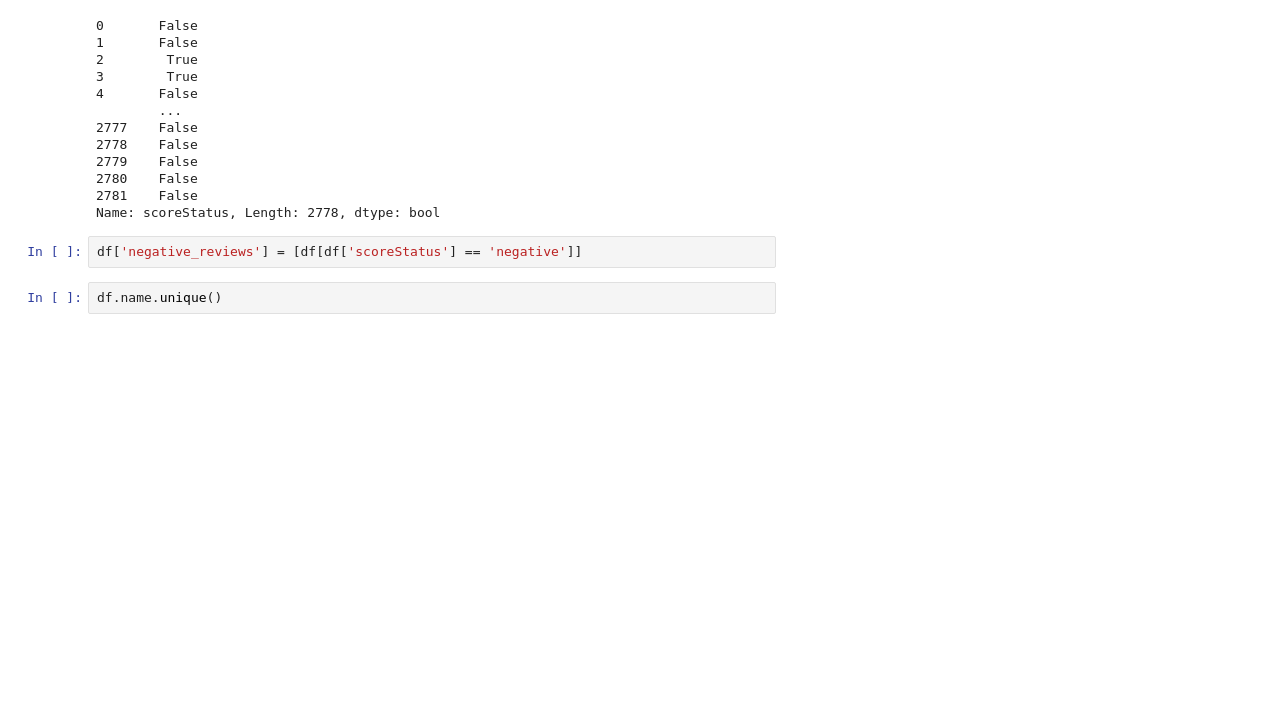
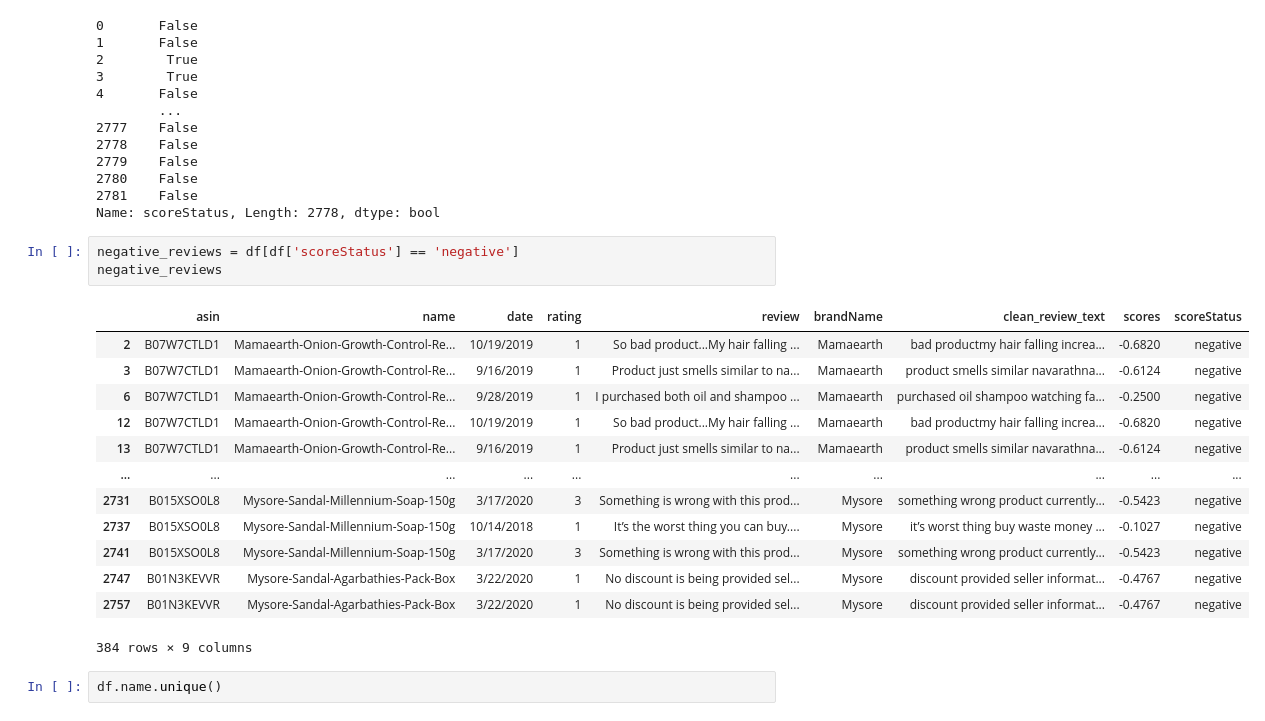
Before and after one commit to kshitij0209ag/Data-Science-Project_11_FEB_2022, a Jupyter notebook: Amazon_sentimental_Analysis.ipynb, the cells around one changed output. Cells and saved outputs as stored; diff of their text form; blank space fills up the shorter version.

```diff
--- a/Amazon_sentimental_Analysis.ipynb
+++ b/Amazon_sentimental_Analysis.ipynb
@@ -305,7 +304,22 @@ df['scoreStatus'] == 'negative'
 2781    False
 Name: scoreStatus, Length: 2778, dtype: bool
 # %%
-df['negative_reviews'] = [df[df['scoreStatus'] == 'negative']]
+negative_reviews = df[df['scoreStatus'] == 'negative']
+negative_reviews
+# %% [output]
+|  | asin | name | date | rating | review | brandName | clean_review_text | scores | scoreStatus |
+| 2 | B07W7CTLD1 | Mamaearth-Onion-Growth-Control-Re... | 10/19/2019 | 1 | So bad product...My hair falling ... | Mamaearth | bad productmy hair falling increa... | -0.6820 | negative |
+| 3 | B07W7CTLD1 | Mamaearth-Onion-Growth-Control-Re... | 9/16/2019 | 1 | Product just smells similar to na... | Mamaearth | product smells similar navarathna... | -0.6124 | negative |
+| 6 | B07W7CTLD1 | Mamaearth-Onion-Growth-Control-Re... | 9/28/2019 | 1 | I purchased both oil and shampoo ... | Mamaearth | purchased oil shampoo watching fa... | -0.2500 | negative |
+| 12 | B07W7CTLD1 | Mamaearth-Onion-Growth-Control-Re... | 10/19/2019 | 1 | So bad product...My hair falling ... | Mamaearth | bad productmy hair falling increa... | -0.6820 | negative |
+| 13 | B07W7CTLD1 | Mamaearth-Onion-Growth-Control-Re... | 9/16/2019 | 1 | Product just smells similar to na... | Mamaearth | product smells similar navarathna... | -0.6124 | negative |
+| ... | ... | ... | ... | ... | ... | ... | ... | ... | ... |
+| 2731 | B015XSO0L8 | Mysore-Sandal-Millennium-Soap-150g | 3/17/2020 | 3 | Something is wrong with this prod... | Mysore | something wrong product currently... | -0.5423 | negative |
+| 2737 | B015XSO0L8 | Mysore-Sandal-Millennium-Soap-150g | 10/14/2018 | 1 | It’s the worst thing you can buy.... | Mysore | it’s worst thing buy waste money ... | -0.1027 | negative |
+| 2741 | B015XSO0L8 | Mysore-Sandal-Millennium-Soap-150g | 3/17/2020 | 3 | Something is wrong with this prod... | Mysore | something wrong product currently... | -0.5423 | negative |
+| 2747 | B01N3KEVVR | Mysore-Sandal-Agarbathies-Pack-Box | 3/22/2020 | 1 | No discount is being provided sel... | Mysore | discount provided seller informat... | -0.4767 | negative |
+| 2757 | B01N3KEVVR | Mysore-Sandal-Agarbathies-Pack-Box | 3/22/2020 | 1 | No discount is being provided sel... | Mysore | discount provided seller informat... | -0.4767 | negative |
+384 rows × 9 columns
 # %%
 df.name.unique()
 # %% [output]
```
Also changed, not shown: parts of 9 cells of this notebook.
